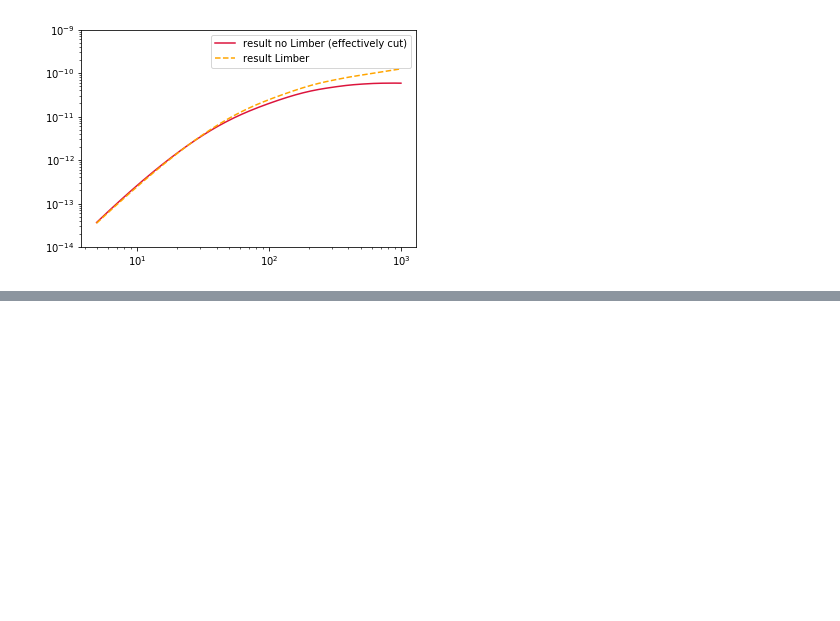
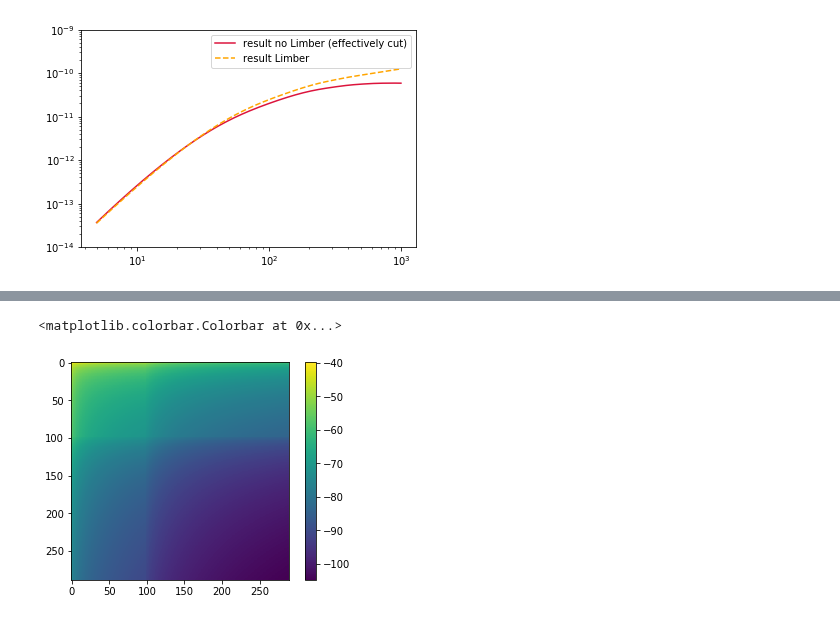
Before and after one commit to VMBoehm/postlimber, a Jupyter notebook: notebooks/PostBornTerms without Limber new approach.ipynb, the cells around one changed output, grey strips where cells are left out. Saved outputs shown, nothing was run; the diff lists cells and outputs as text; code cells hidden in the pictures; blank space fills up the shorter version.

```diff
--- a/notebooks/PostBornTerms without Limber new approach.ipynb
+++ b/notebooks/PostBornTerms without Limber new approach.ipynb
@@ -457,0 +487,6 @@ plt.legend()
+# %%
+plt.imshow(np.log(res_chirag))
+plt.colorbar()
+# %% [output]
+<matplotlib.colorbar.Colorbar at 0x...>
+[figure, added]
```
Also changed, not shown: parts of 15 cells of this notebook, 1 other file.
